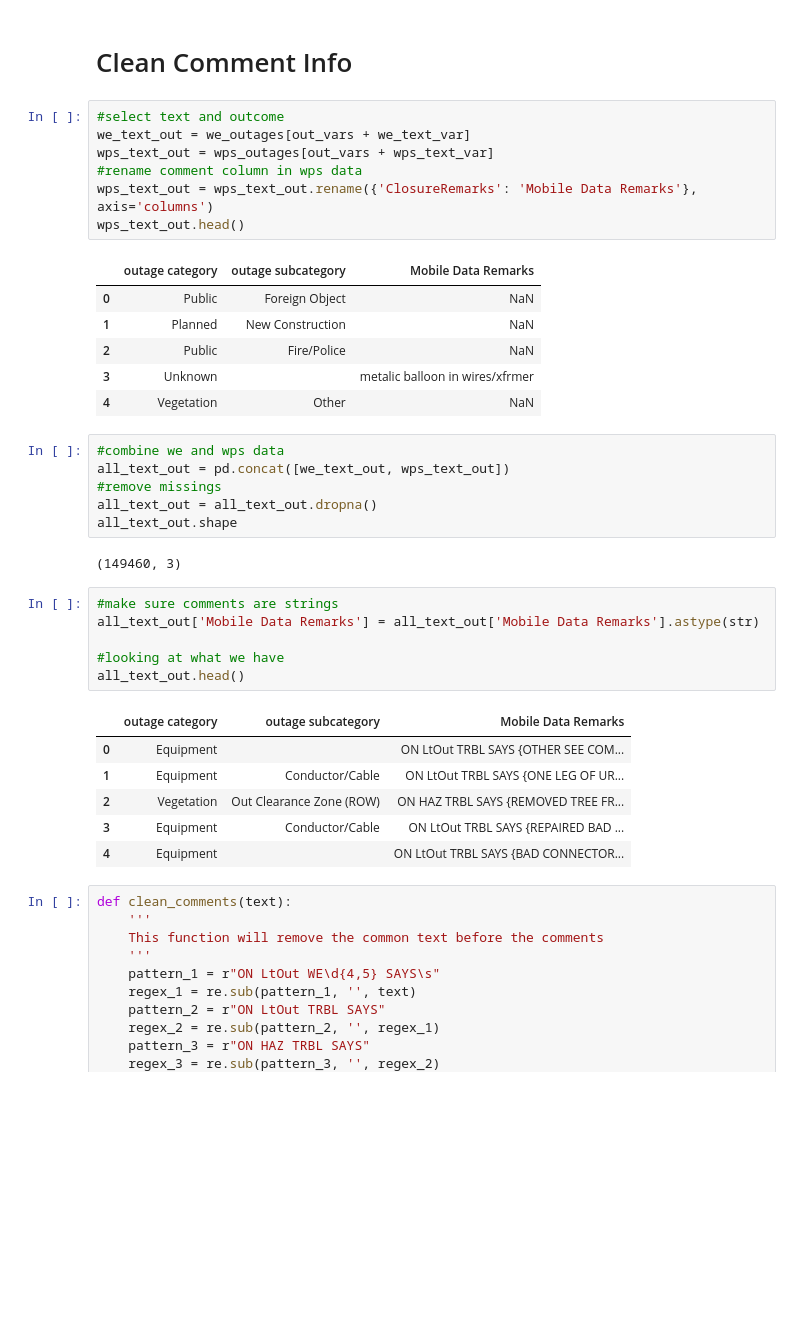
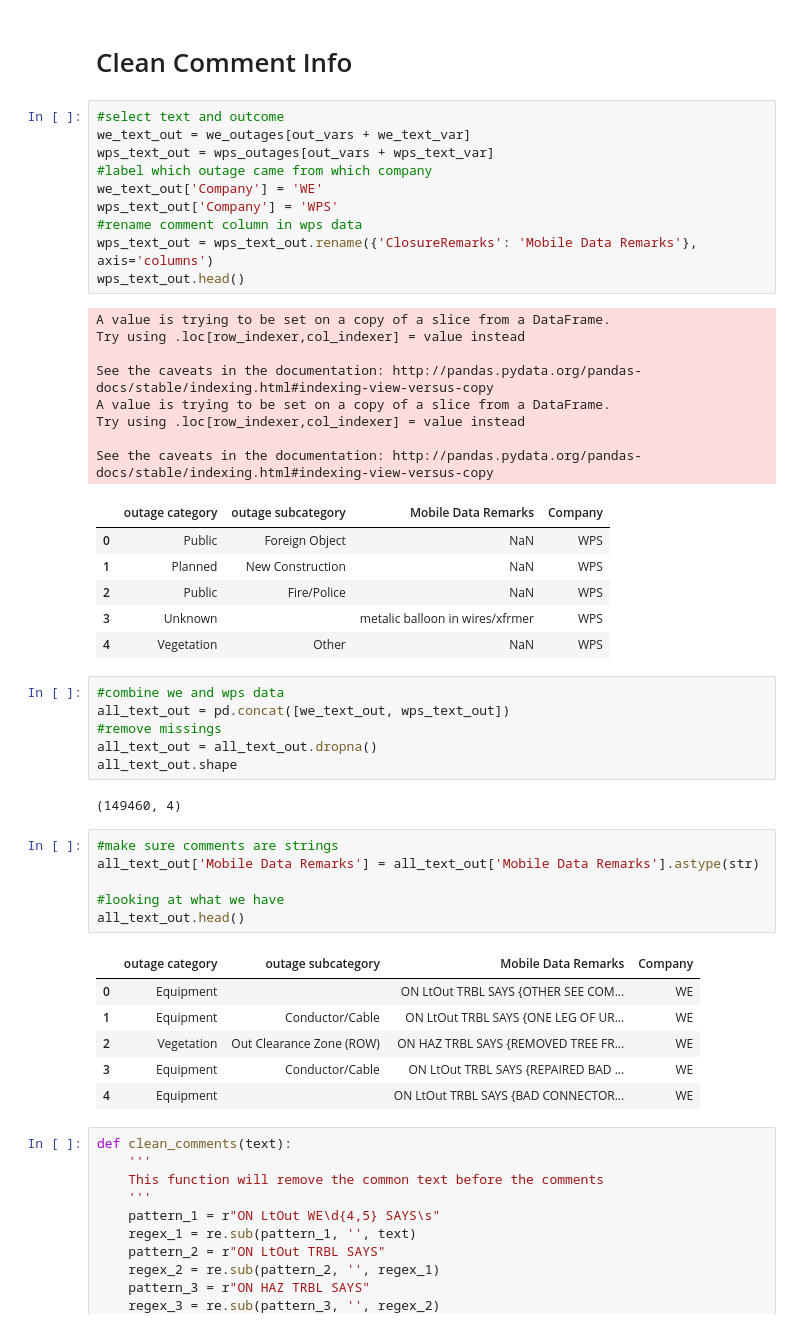
Before and after one commit to erstorts/WEC-Energey-Group-Electric-Outage-Categorization, a Jupyter notebook: Clean Data.ipynb, the cells around one changed output. Drawn from its saved outputs; the diff is of its cells as text; blank space fills up the shorter version.

```diff
--- a/Clean Data.ipynb
+++ b/Clean Data.ipynb
@@ -546,17 +546,28 @@ wps_outages = wps_outages[wps_cat_var + wps_date_var + wps_num_var + wps_text_va
 # %%
 #select text and outcome
 we_text_out = we_outages[out_vars + we_text_var]
 wps_text_out = wps_outages[out_vars + wps_text_var]
+#label which outage came from which company
+we_text_out['Company'] = 'WE'
+wps_text_out['Company'] = 'WPS'
 #rename comment column in wps data
 wps_text_out = wps_text_out.rename({'ClosureRemarks': 'Mobile Data Remarks'}, axis='columns')
 wps_text_out.head()
 # %% [output]
+A value is trying to be set on a copy of a slice from a DataFrame.
+Try using .loc[row_indexer,col_indexer] = value instead
+
+See the caveats in the documentation: http://pandas.pydata.org/pandas-docs/stable/indexing.html#indexing-view-versus-copy
+A value is trying to be set on a copy of a slice from a DataFrame.
+Try using .loc[row_indexer,col_indexer] = value instead
+
+See the caveats in the documentation: http://pandas.pydata.org/pandas-docs/stable/indexing.html#indexing-view-versus-copy
-|  | outage category | outage subcategory | Mobile Data Remarks |
-| 0 | Public | Foreign Object | NaN |
-| 1 | Planned | New Construction | NaN |
-| 2 | Public | Fire/Police | NaN |
-| 3 | Unknown |  | metalic balloon in wires/xfrmer |
-| 4 | Vegetation | Other | NaN |
+|  | outage category | outage subcategory | Mobile Data Remarks | Company |
+| 0 | Public | Foreign Object | NaN | WPS |
+| 1 | Planned | New Construction | NaN | WPS |
+| 2 | Public | Fire/Police | NaN | WPS |
+| 3 | Unknown |  | metalic balloon in wires/xfrmer | WPS |
+| 4 | Vegetation | Other | NaN | WPS |
 # %%
 #combine we and wps data
 all_text_out = pd.concat([we_text_out, wps_text_out])
@@ -564,7 +575,7 @@ all_text_out = pd.concat([we_text_out, wps_text_out])
 all_text_out = all_text_out.dropna()
 all_text_out.shape
 # %% [output]
-(149460, 3)
+(149460, 4)
 # %%
 #make sure comments are strings
 all_text_out['Mobile Data Remarks'] = all_text_out['Mobile Data Remarks'].astype(str)
@@ -572,12 +583,12 @@ all_text_out['Mobile Data Remarks'] = all_text_out['Mobile Data Remarks'].astype
 #looking at what we have
 all_text_out.head()
 # %% [output]
-|  | outage category | outage subcategory | Mobile Data Remarks |
-| 0 | Equipment |  | ON LtOut TRBL SAYS {OTHER SEE COM... |
-| 1 | Equipment | Conductor/Cable | ON LtOut TRBL SAYS {ONE LEG OF UR... |
-| 2 | Vegetation | Out Clearance Zone (ROW) | ON HAZ TRBL SAYS {REMOVED TREE FR... |
-| 3 | Equipment | Conductor/Cable | ON LtOut TRBL SAYS {REPAIRED BAD ... |
-| 4 | Equipment |  | ON LtOut TRBL SAYS {BAD CONNECTOR... |
+|  | outage category | outage subcategory | Mobile Data Remarks | Company |
+| 0 | Equipment |  | ON LtOut TRBL SAYS {OTHER SEE COM... | WE |
+| 1 | Equipment | Conductor/Cable | ON LtOut TRBL SAYS {ONE LEG OF UR... | WE |
+| 2 | Vegetation | Out Clearance Zone (ROW) | ON HAZ TRBL SAYS {REMOVED TREE FR... | WE |
+| 3 | Equipment | Conductor/Cable | ON LtOut TRBL SAYS {REPAIRED BAD ... | WE |
+| 4 | Equipment |  | ON LtOut TRBL SAYS {BAD CONNECTOR... | WE |
 # %%
 def clean_comments(text):
     '''
```
Also changed, not shown: parts of 2 cells of this notebook, 1 other file.
